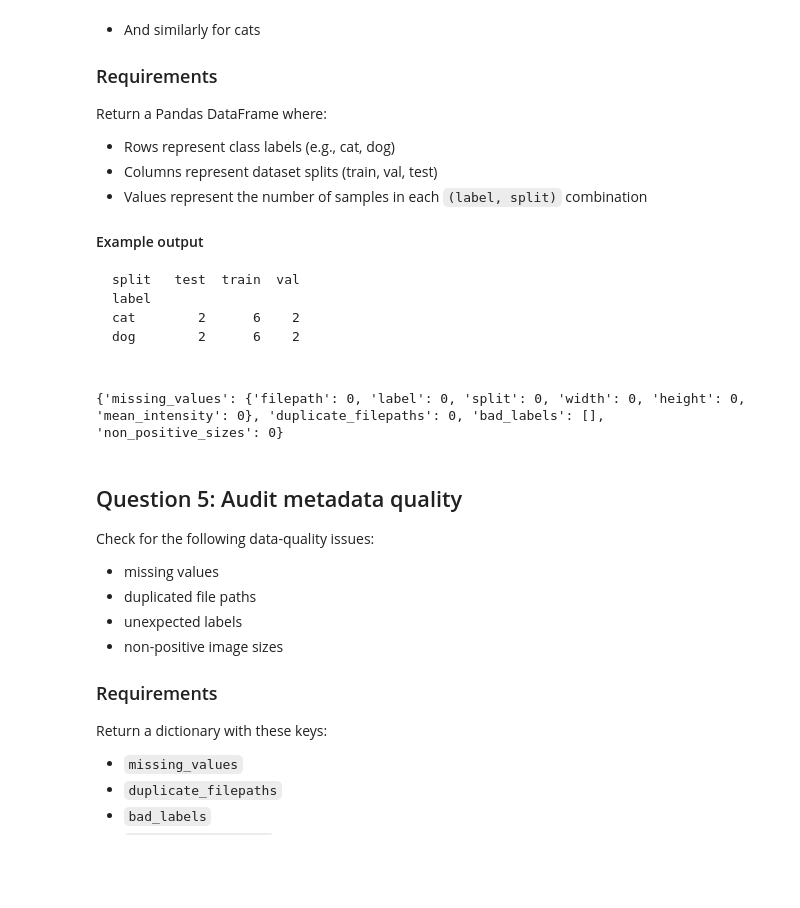
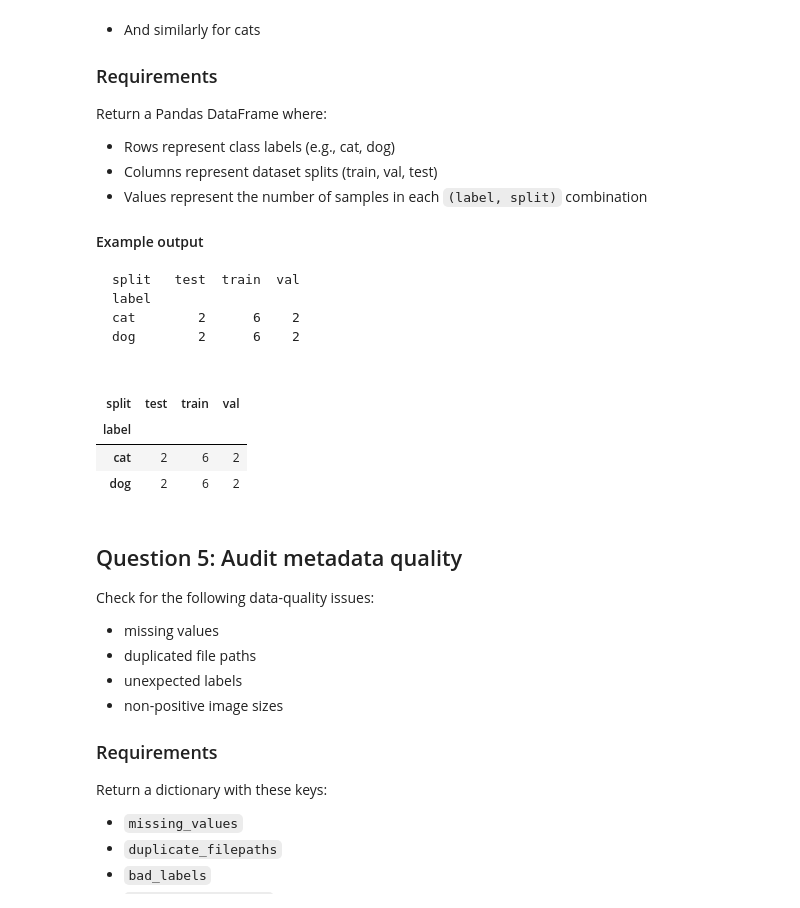
Before and after one commit to vgu-dsai-2026/lab-2-pandas-104240018, a Jupyter notebook: notebook.ipynb, the cells around one changed output. Cells and saved outputs as stored; diff of their text form; code cells hidden in the pictures; blank space fills up the shorter version.

```diff
--- a/notebook.ipynb
+++ b/notebook.ipynb
@@ -265,19 +265,17 @@ label
 cat        2      6    2
 dog        2      6    2
 # %%
-def audit_metadata(frame: pd.DataFrame) -> dict[str, object]:
-    return {
-        "missing_values": frame.isna().sum().to_dict(),
-        "duplicate_filepaths": int(frame["filepath"].duplicated().sum()),
-        "bad_labels": frame.loc[~frame["label"].isin(["cat", "dog"]), "label"].unique().tolist(),
-        "non_positive_sizes": int(((frame["width"] <= 0) | (frame["height"] <= 0)).sum()),
-    }
+def build_label_split_table(frame: pd.DataFrame) -> pd.DataFrame:
+    return frame.groupby(["label", "split"]).size().unstack(fill_value=0)
 
 
-audit_report = audit_metadata(df)
-print(audit_report)
+label_split_table = build_label_split_table(df)
+display(label_split_table)
 # %% [output]
-{'missing_values': {'filepath': 0, 'label': 0, 'split': 0, 'width': 0, 'height': 0, 'mean_intensity': 0}, 'duplicate_filepaths': 0, 'bad_labels': [], 'non_positive_sizes': 0}
+| split | test | train | val |
+| label |  |  |  |
+| cat | 2 | 6 | 2 |
+| dog | 2 | 6 | 2 |
 # %% [markdown]
 ## Question 5: Audit metadata quality
 
```
Also changed, not shown: parts of 1 cell of this notebook.
